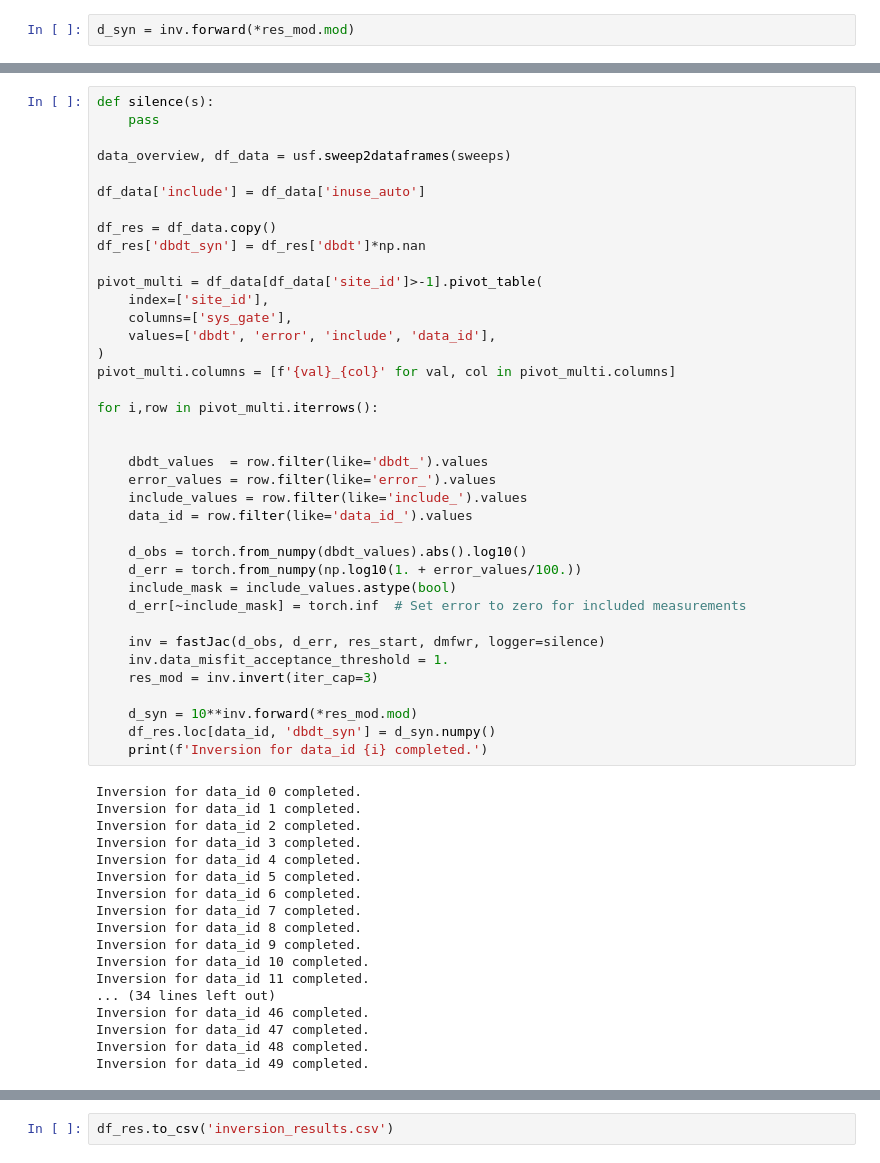
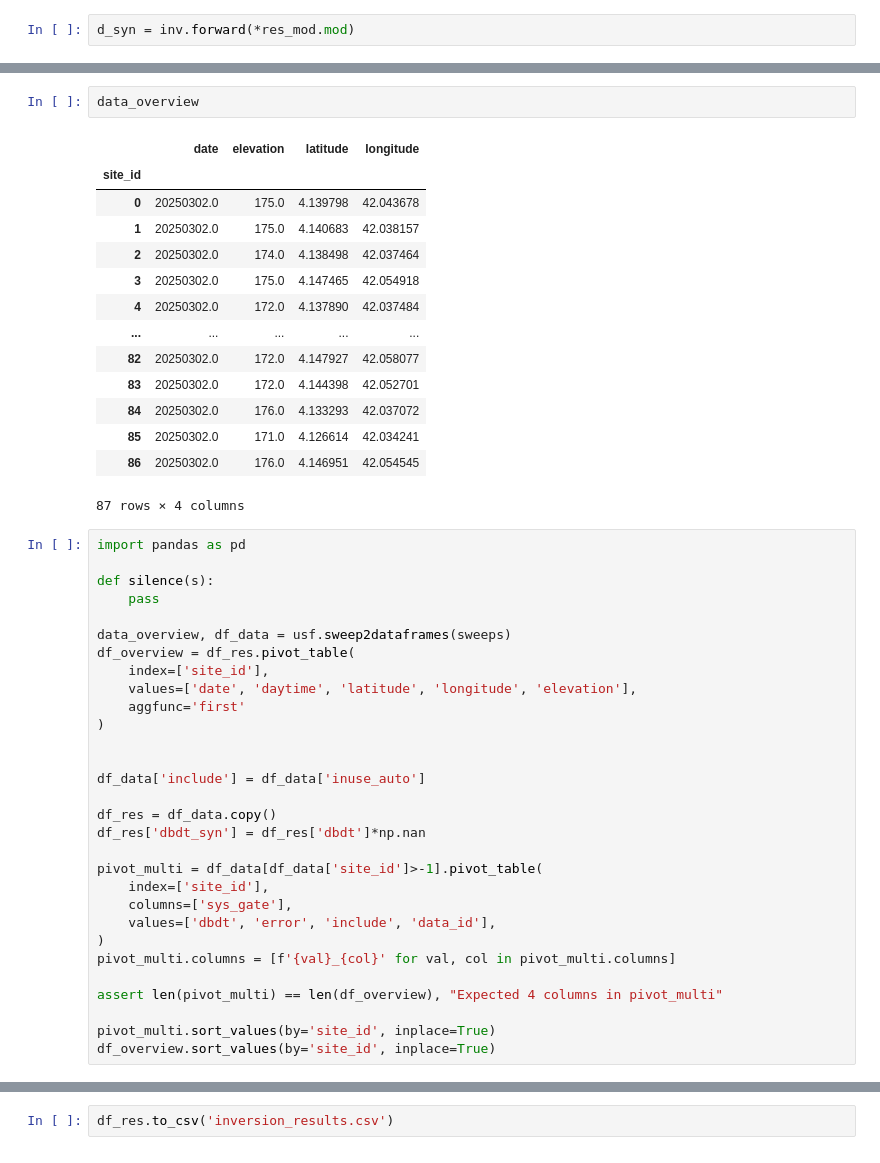
Before and after one commit to bob-b-b/sea-anemone, a Jupyter notebook: prototyping/inversion_results.ipynb, the cells around one changed output, grey strips where cells are left out. Drawn from its saved outputs; the diff is of its cells as text.

```diff
--- a/prototyping/inversion_results.ipynb
+++ b/prototyping/inversion_results.ipynb
@@ -183,8 +178,33 @@ plt.plot(dmfwr.times, 10**d_syn, 'k-', label='True Model')
+# %%
+data_overview
+# %% [output]
+|  | date | elevation | latitude | longitude |
+| site_id |  |  |  |  |
+| 0 | 20250302.0 | 175.0 | 4.139798 | 42.043678 |
+| 1 | 20250302.0 | 175.0 | 4.140683 | 42.038157 |
+| 2 | 20250302.0 | 174.0 | 4.138498 | 42.037464 |
+| 3 | 20250302.0 | 175.0 | 4.147465 | 42.054918 |
+| 4 | 20250302.0 | 172.0 | 4.137890 | 42.037484 |
+| ... | ... | ... | ... | ... |
+| 82 | 20250302.0 | 172.0 | 4.147927 | 42.058077 |
+| 83 | 20250302.0 | 172.0 | 4.144398 | 42.052701 |
+| 84 | 20250302.0 | 176.0 | 4.133293 | 42.037072 |
+| 85 | 20250302.0 | 171.0 | 4.126614 | 42.034241 |
+| 86 | 20250302.0 | 176.0 | 4.146951 | 42.054545 |
+87 rows × 4 columns
 # %%
+import pandas as pd
+
 def silence(s):
     pass
 
 data_overview, df_data = usf.sweep2dataframes(sweeps)
+df_overview = df_res.pivot_table(
+    index=['site_id'],
+    values=['date', 'daytime', 'latitude', 'longitude', 'elevation'],
+    aggfunc='first'
+)
+
 
 df_data['include'] = df_data['inuse_auto']
 
@@ -198,41 +218,7 @@ pivot_multi = df_data[df_data['site_id']>-1].pivot_table(
 )
 pivot_multi.columns = [f'{val}_{col}' for val, col in pivot_multi.columns]
 
-for i,row in pivot_multi.iterrows():
+assert len(pivot_multi) == len(df_overview), "Expected 4 columns in pivot_multi"
 
-
-    dbdt_values  = row.filter(like='dbdt_').values
-    error_values = row.filter(like='error_').values
-    include_values = row.filter(like='include_').values
-    data_id = row.filter(like='data_id_').values
-
-    d_obs = torch.from_numpy(dbdt_values).abs().log10()
-    d_err = torch.from_numpy(np.log10(1. + error_values/100.))
-    include_mask = include_values.astype(bool)
-    d_err[~include_mask] = torch.inf  # Set error to zero for included measurements
-
-    inv = fastJac(d_obs, d_err, res_start, dmfwr, logger=silence)
-    inv.data_misfit_acceptance_threshold = 1.
-    res_mod = inv.invert(iter_cap=3)
-
-    d_syn = 10**inv.forward(*res_mod.mod)
-    df_res.loc[data_id, 'dbdt_syn'] = d_syn.numpy()
-    print(f'Inversion for data_id {i} completed.')
+pivot_multi.sort_values(by='site_id', inplace=True)
+df_overview.sort_values(by='site_id', inplace=True)
-# %% [output]
-Inversion for data_id 0 completed.
-Inversion for data_id 1 completed.
-Inversion for data_id 2 completed.
-Inversion for data_id 3 completed.
-Inversion for data_id 4 completed.
-Inversion for data_id 5 completed.
-Inversion for data_id 6 completed.
-Inversion for data_id 7 completed.
-Inversion for data_id 8 completed.
-Inversion for data_id 9 completed.
-Inversion for data_id 10 completed.
-Inversion for data_id 11 completed.
-... (34 lines left out)
-Inversion for data_id 46 completed.
-Inversion for data_id 47 completed.
-Inversion for data_id 48 completed.
-Inversion for data_id 49 completed.
```
Also changed, not shown: parts of 16 cells of this notebook, 4 other files.
